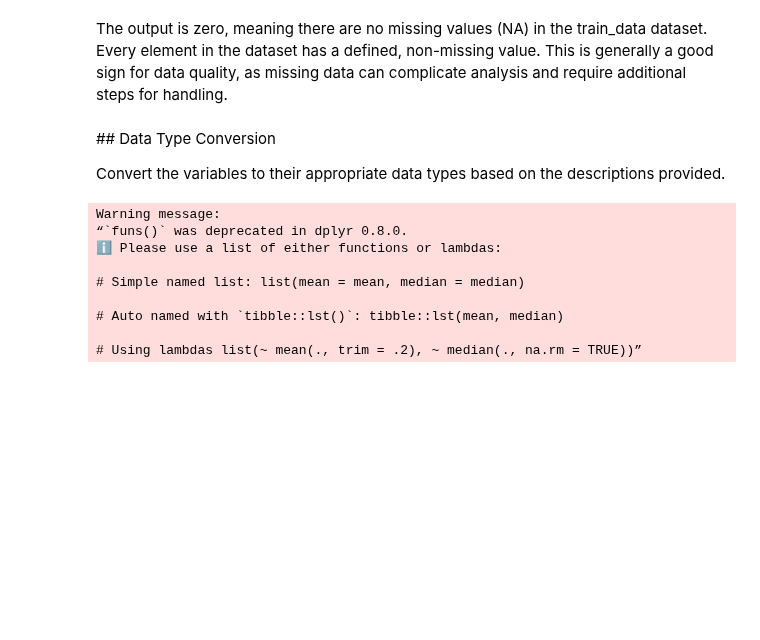
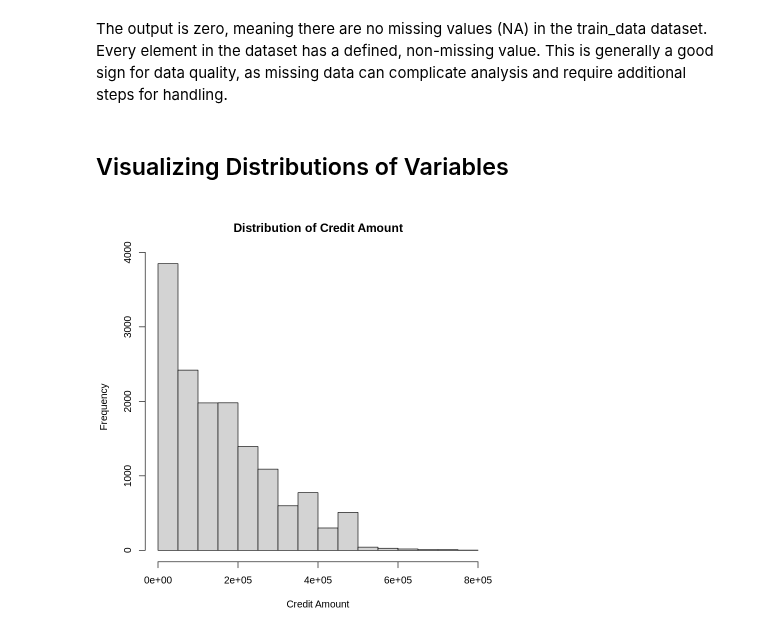
Before and after one commit to carlos-alves-one/Credit-Card-Analysis-R, a Jupyter notebook: Regression_CW2.ipynb, the cells around one changed output. Saved outputs shown, nothing was run; the diff lists cells and outputs as text; code cells hidden in the pictures; blank space fills up the shorter version.

Commit message:
Plotting the distribution of Credit Amount in the training data

```diff
--- a/Regression_CW2.ipynb
+++ b/Regression_CW2.ipynb
@@ -152,35 +152,10 @@ sum(is.na(train_data))
 [1] 0
 # %% [markdown]
 The output is zero, meaning there are no missing values (NA) in the train_data dataset. Every element in the dataset has a defined, non-missing value. This is generally a good sign for data quality, as missing data can complicate analysis and require additional steps for handling.
-# %% [markdown]
-## Data Type Conversion
-
-Convert the variables to their appropriate data types based on the descriptions provided.
-# %%
-# Ensure dplyr is installed and loaded
-if (!require(dplyr)) install.packages("dplyr")
-library(dplyr)
-
-# Check if 'X2' column exists in train_data
-if("X2" %in% colnames(train_data)) {
-  # Directly convert columns using dplyr's mutate and mutate_at functions
-  train_data <- train_data %>%
-    mutate(
-      X2 = factor(X2, levels = c(1, 2), labels = c("Male", "Female")),
-      X3 = factor(X3, levels = c(1, 2, 3, 4), labels = c("Graduate School", "University", "High School", "Others")),
-      X4 = factor(X4, levels = c(1, 2, 3), labels = c("Married", "Single", "Others"))
-    ) %>%
-    mutate_at(vars(X6:X11), funs(factor(., ordered = TRUE)))
-} else {
-  print("Column 'X2' not found in train_data")
-}
-# %% [output]
-Warning message:
-“`funs()` was deprecated in dplyr 0.8.0.
-ℹ Please use a list of either functions or lambdas:
-
-# Simple named list: list(mean = mean, median = median)
-
-# Auto named with `tibble::lst()`: tibble::lst(mean, median)
-
-# Using lambdas list(~ mean(., trim = .2), ~ median(., na.rm = TRUE))”
+# %% [markdown]
+## Visualizing Distributions of Variables
+# %%
+# Plotting the distribution of Credit Amount in the training data
+hist(train_data$X1, main = "Distribution of Credit Amount", xlab = "Credit Amount")
+# %% [output]
+[figure, added]
```
Also changed, not shown: parts of 2 cells of this notebook.
